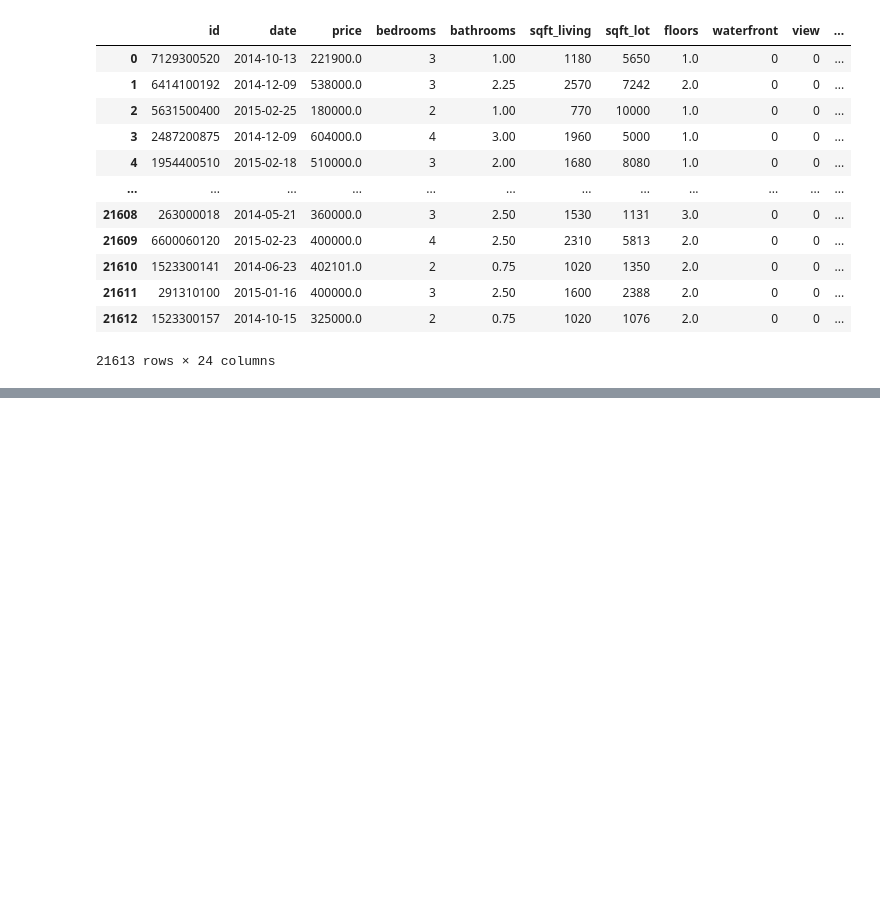
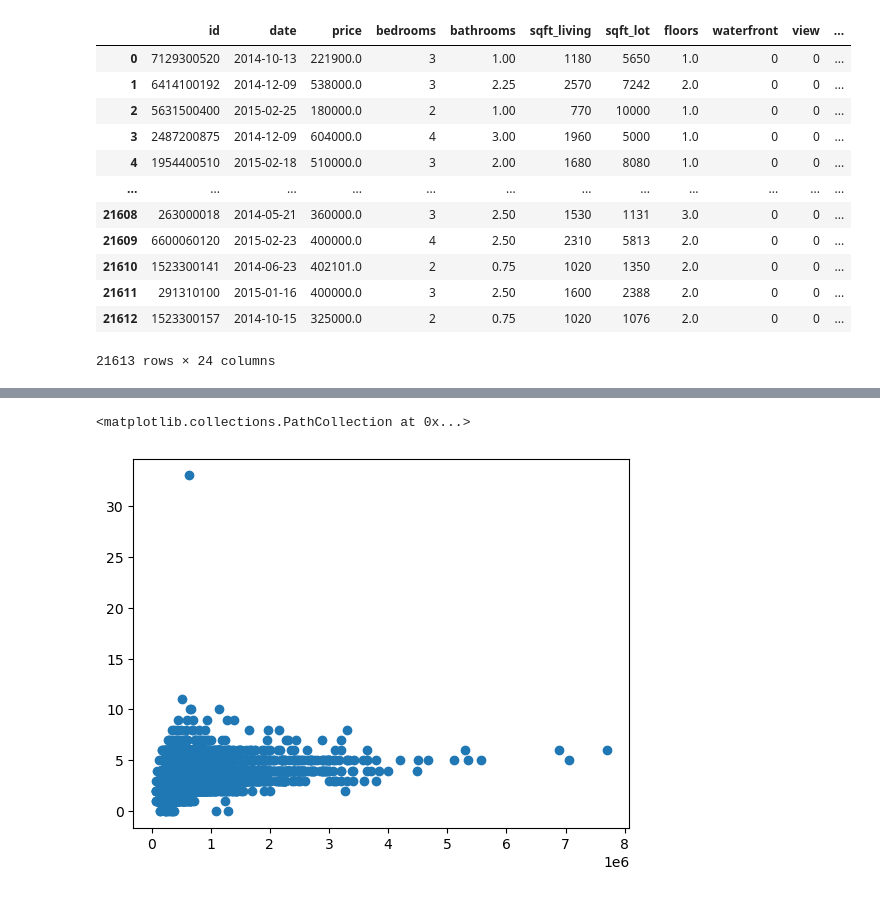
Before and after one commit to vicky887766/schulich-6666, a Jupyter notebook: Assignment 3.ipynb, the cells around one changed output, grey strips where cells are left out. Drawn from its saved outputs; the diff is of its cells as text; code cells hidden in the pictures; blank space fills up the shorter version.

```diff
--- a/Assignment 3.ipynb
+++ b/Assignment 3.ipynb
@@ -101,0 +134,5 @@ df
+# %%
+plt.scatter(df['price'],df['bedrooms'])
+# %% [output]
+<matplotlib.collections.PathCollection at 0x...>
+[figure, added]
```
Also changed, not shown: parts of 26 cells of this notebook.
